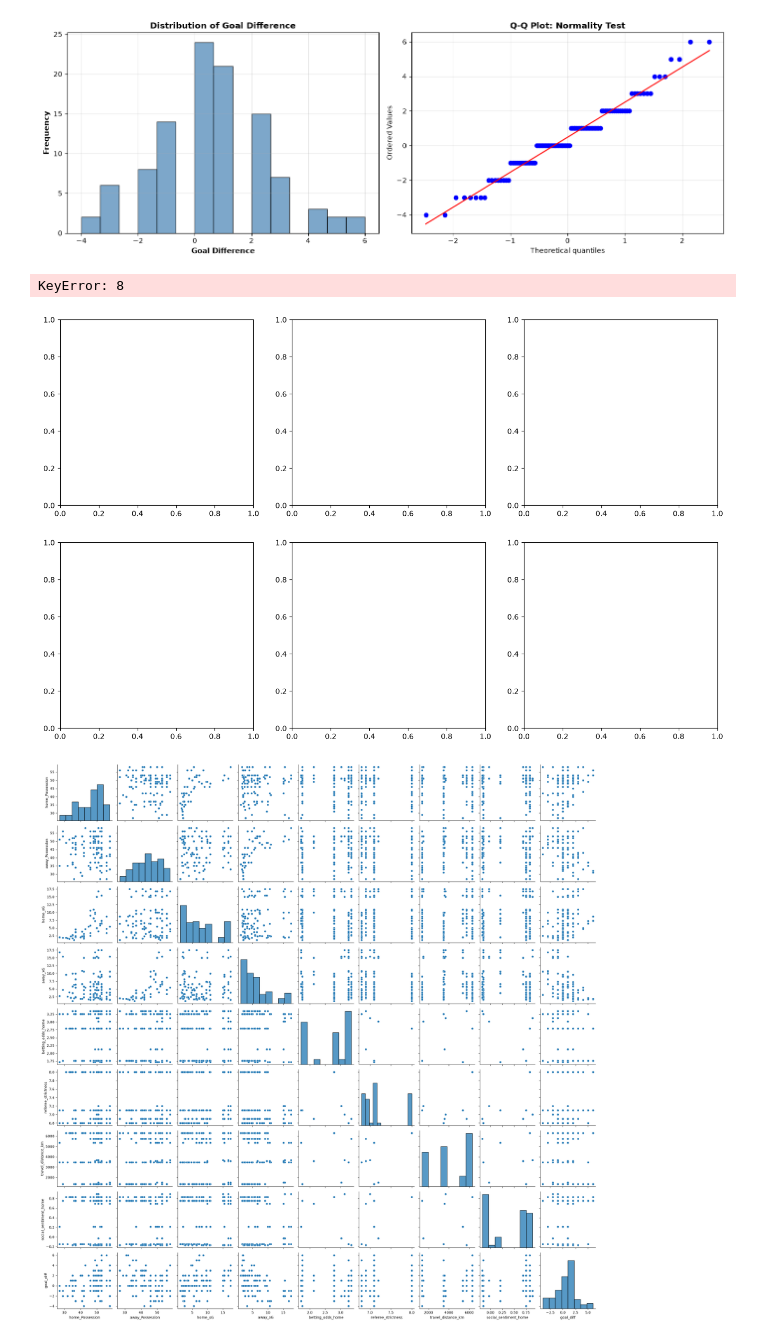
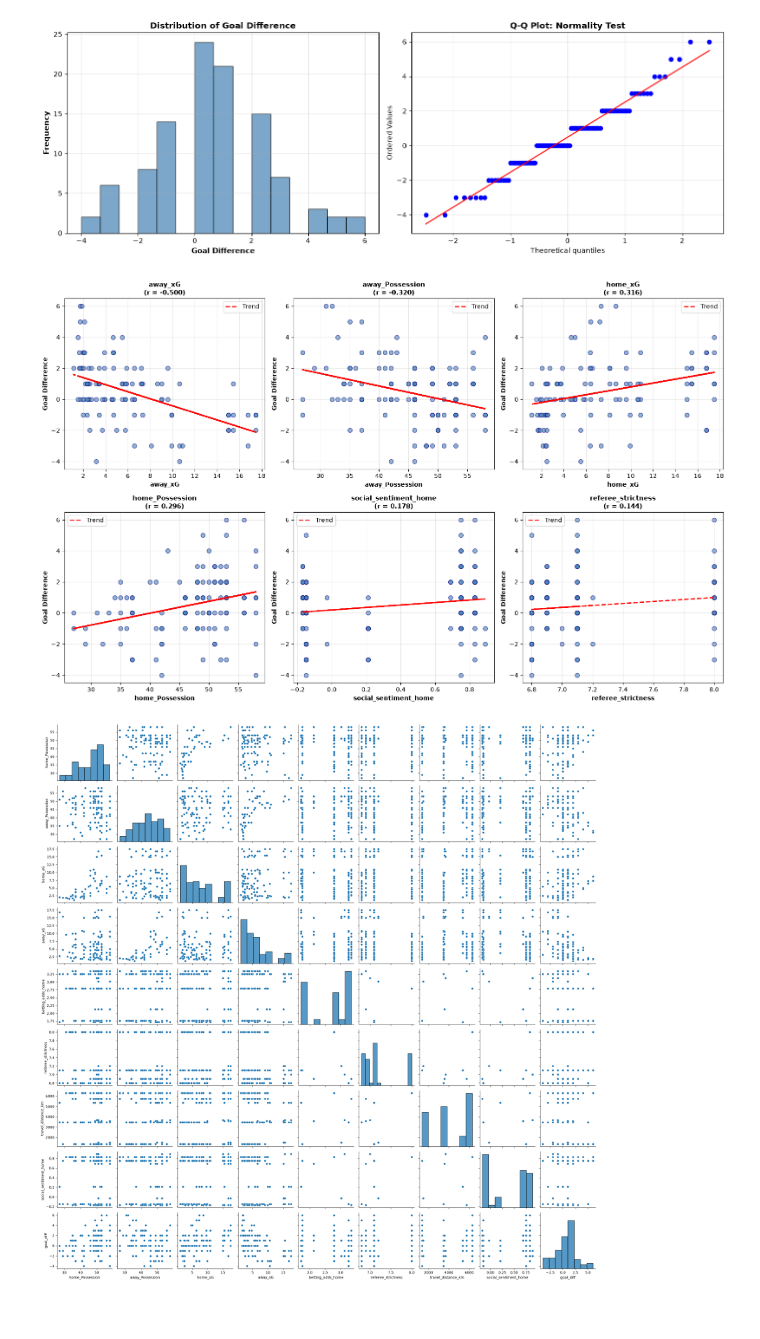
Before and after one commit to DanDooLoo/HIT140_Assessment-2_Group23, a Jupyter notebook: LinearRegression_2_1_Final.ipynb, the cells around one changed output. Saved outputs shown, nothing was run; the diff lists cells and outputs as text; code cells hidden in the pictures; blank space fills up the shorter version.

```diff
--- a/LinearRegression_2_1_Final.ipynb
+++ b/LinearRegression_2_1_Final.ipynb
@@ -133,19 +133,21 @@ print('-'*70)
 print('\nDescriptive Statistics:')
 print(X.describe())
 
+# Correlation analysis
+data_with_y = X.copy()
+data_with_y['goal_diff'] = y
+corr_matrix = data_with_y.corr()
+
 print('\n\nCorrelation with Goal Difference:')
 corr_data = X.copy()
 corr_data['goal_diff'] = y.values
-corr_matrix = corr_data.corr()['goal_diff'].sort_values(ascending=False)
-print(corr_matrix)
+correlations = corr_data.corr()['goal_diff'].sort_values(ascending=False)
+print(correlations)
 
 print(f'\nResponse Variable Summary:')
 print(f'  Mean: {y.mean():.4f} goals')
 print(f'  Std Dev: {y.std():.4f} goals')
 print(f'  Range: {y.min():.0f} to {y.max():.0f} goals')
-
-print("\nCorrelation Analysis:")
-print(X.describe())
 # %% [output]
 [STEP 2] Exploratory Data Analysis
 ----------------------------------------------------------------------
@@ -248,45 +250,26 @@ plt.tight_layout()
 [figure]
 # %%
 # 3. Feature Relationships [figure 3]
-top_features = corr_data['goal_diff'].abs().sort_values(ascending=False)[1:7]
+top_features = corr_matrix['goal_diff'].abs().sort_values(ascending=False)[1:7]
 fig, axes = plt.subplots(2, 3, figsize=(16, 10))
 axes = axes.flatten()
 
 for idx, feature in enumerate(top_features.index):
-    # 3. Feature Relationships [figure 3]
-    top_features = corr_matrix.abs().sort_values(ascending=False)[1:7]
-    fig, axes = plt.subplots(2, 3, figsize=(16, 10))
-    axes = axes.flatten()
-
-    for idx, feature in enumerate(top_features.index):
-        axes[idx].scatter(X[feature], y, alpha=0.6, s=50, color='steelblue', edgecolor='navy')
-        z = np.polyfit(X[feature], y, 1)
-        p = np.poly1d(z)
-        axes[idx].plot(X[feature], p(X[feature]), "r--", linewidth=2, label='Trend')
-
-        corr_val = X[feature].corr(y)
-        axes[idx].set_xlabel(feature, fontsize=10, fontweight='bold')
-        axes[idx].set_ylabel('Goal Difference', fontsize=10, fontweight='bold')
-        axes[idx].set_title(f'{feature}\n(r = {corr_val:.3f})', fontsize=11, fontweight='bold')
-        axes[idx].grid(alpha=0.3)
-        axes[idx].legend()
-
-    plt.tight_layout()
+    axes[idx].scatter(X[feature], y, alpha=0.6, s=50, color='steelblue', edgecolor='navy')
     z = np.polyfit(X[feature], y, 1)
     p = np.poly1d(z)
     axes[idx].plot(X[feature], p(X[feature]), "r--", linewidth=2, label='Trend')
 
     corr_val = X[feature].corr(y)
     axes[idx].set_xlabel(feature, fontsize=10, fontweight='bold')
     axes[idx].set_ylabel('Goal Difference', fontsize=10, fontweight='bold')
     axes[idx].set_title(f'{feature}\n(r = {corr_val:.3f})', fontsize=11, fontweight='bold')
     axes[idx].grid(alpha=0.3)
     axes[idx].legend()
 
 plt.tight_layout()
 # %% [output]
-KeyError: 8
-[figure, old version]
+[figure, new version]
 # %%
 # 4. Pairplot of all explanatory variables [figure x?] -- check what fig num
 sns.pairplot(data[feature_names + ['goal_diff']])
```
Also changed, not shown: parts of 1 cell of this notebook, 4 other files.
